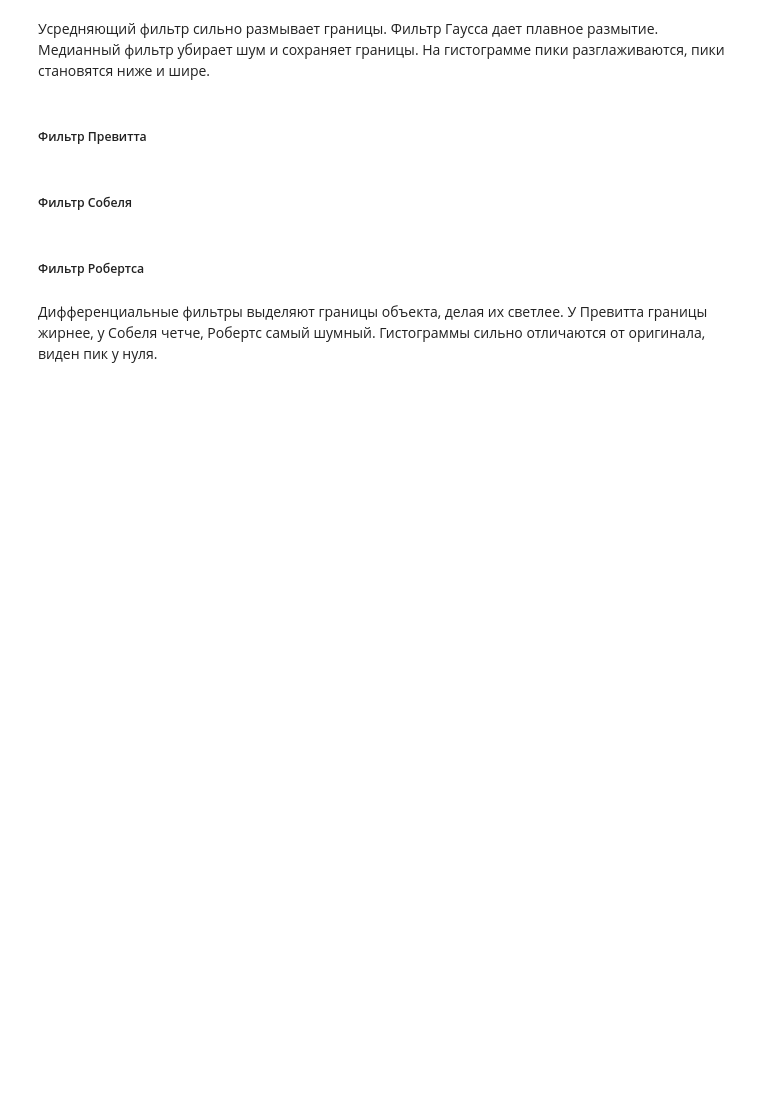
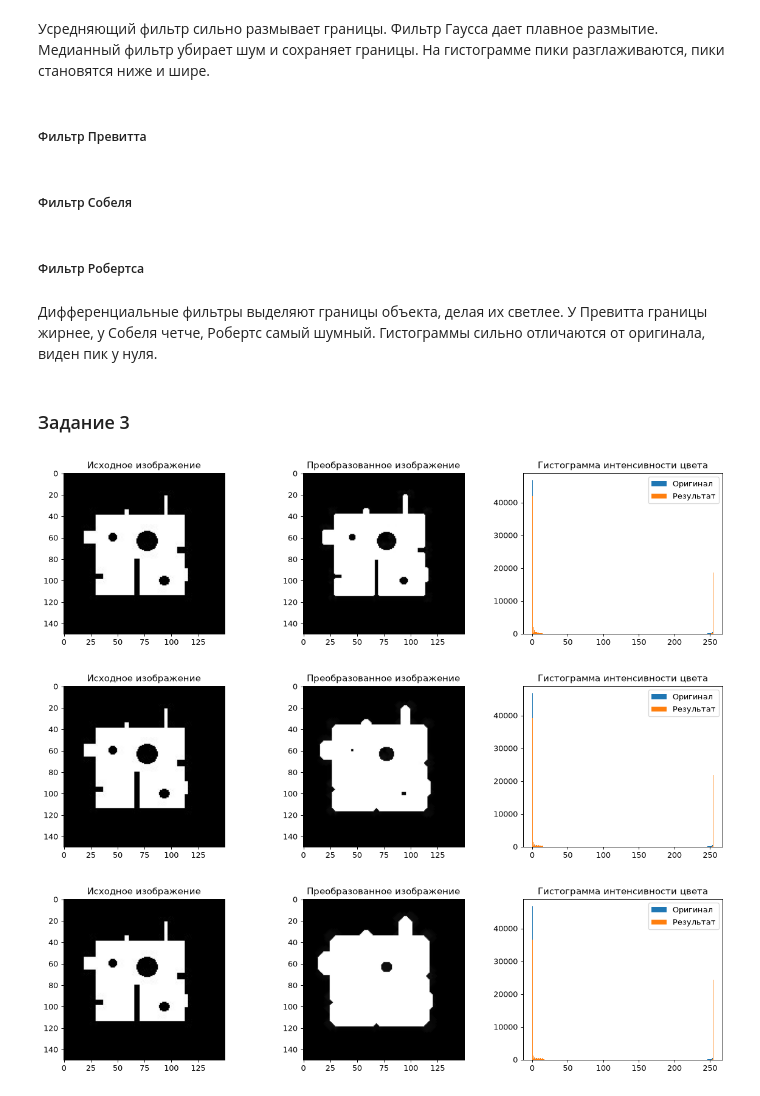
Before and after one commit to RuslanVdovinn/asu, a Jupyter notebook: kmkz/lab1.ipynb, the cells around one changed output. Cells and saved outputs as stored; diff of their text form; code cells hidden in the pictures; blank space fills up the shorter version.

Commit message:
kmkz: dilate

```diff
--- a/kmkz/lab1.ipynb
+++ b/kmkz/lab1.ipynb
@@ -356,3 +356,21 @@ roberts_filter(bri_img)
 Дифференциальные фильтры выделяют границы объекта, делая их светлее.
 У Превитта границы жирнее, у Собеля четче, Робертс самый шумный.
 Гистограммы сильно отличаются от оригинала, виден пик у нуля.
+# %% [markdown]
+### Задание 3
+# %%
+img = cv2.imread('Morph.jpg')
+plt.imshow(img)
+# %%
+def dilate(img, morph, shape, iterations):
+    kernel = cv2.getStructuringElement(morph, shape)
+    transform_img = cv2.dilate(img, kernel, iterations=iterations)
+    draw_image3(img, transform_img)
+# %%
+dilate(img, cv2.MORPH_CROSS, (3,3), 1)
+dilate(img, cv2.MORPH_CROSS, (3,3), 3)
+dilate(img, cv2.MORPH_CROSS, (3,3), 5)
+# %% [output]
+[figure, added]
+[figure, added]
+[figure, added]
```
Also changed, not shown: parts of 14 cells of this notebook.
